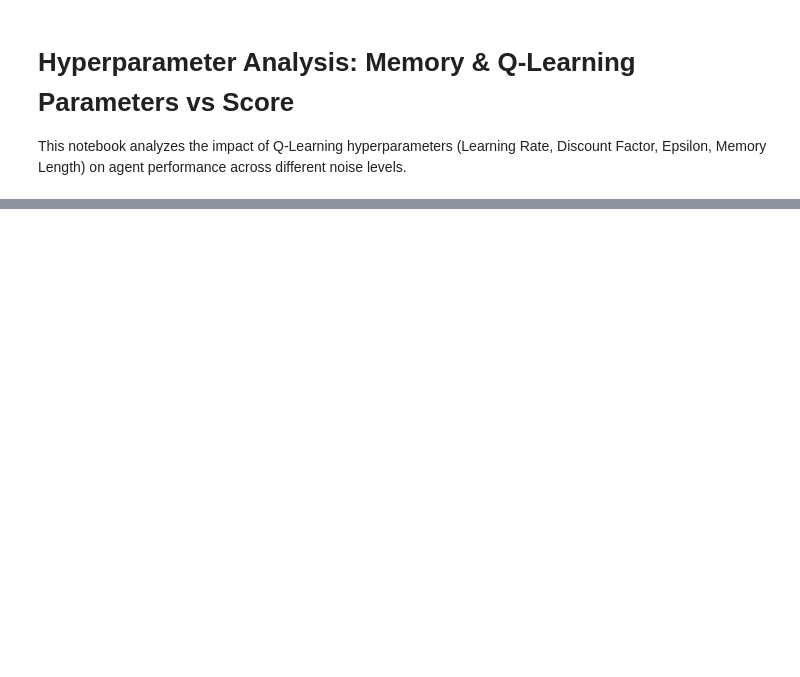
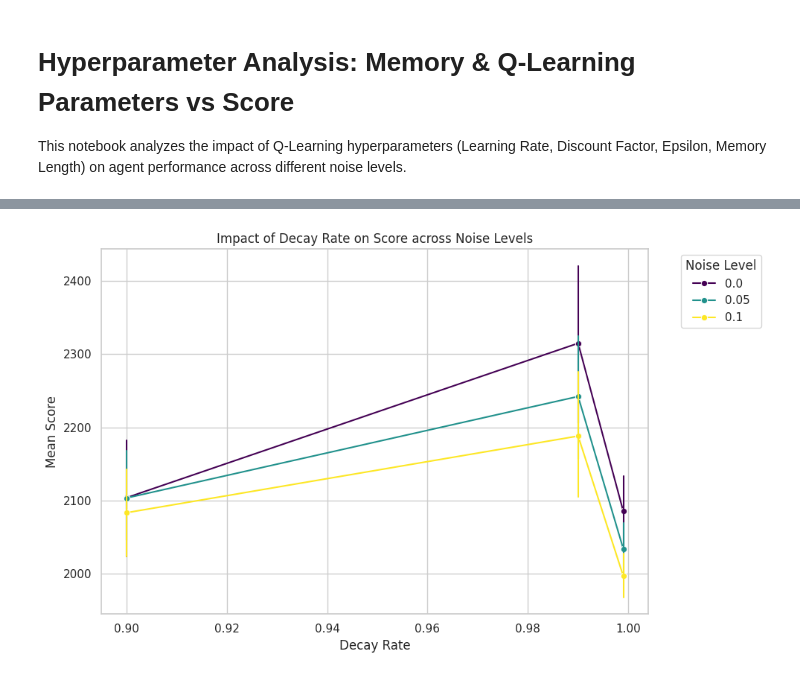
Before and after one commit to KivalM/AIFNIPD, a Jupyter notebook: experiments/other/memory_n_ql/params_mem_vs_score.ipynb, the cells around one changed output, grey strips where cells are left out. Saved outputs shown, nothing was run; the diff lists cells and outputs as text; code cells hidden in the pictures; blank space fills up the shorter version.

```diff
--- a/experiments/other/memory_n_ql/params_mem_vs_score.ipynb
+++ b/experiments/other/memory_n_ql/params_mem_vs_score.ipynb
@@ -49,7 +55,8 @@ def parse_hyperparams(row):
         'Learning Rate': float(params[1]),
         'Discount Factor': float(params[2]),
         'Epsilon': float(params[3]),
-        'Memory Length': int(params[4])
+        'Memory Length': int(params[4]),
+        'Decay Rate': float(params[5])
     })
 
 hyperparam_df = combined_df.apply(parse_hyperparams, axis=1)
@@ -89,0 +112,5 @@ plot_param_impact(final_df, 'Epsilon')
+# %%
+# 5. Impact of Decay
+plot_param_impact(final_df, 'Decay Rate')
+# %% [output]
+[figure, added]
```
Also changed, not shown: parts of 6 cells of this notebook, 6 other files.
